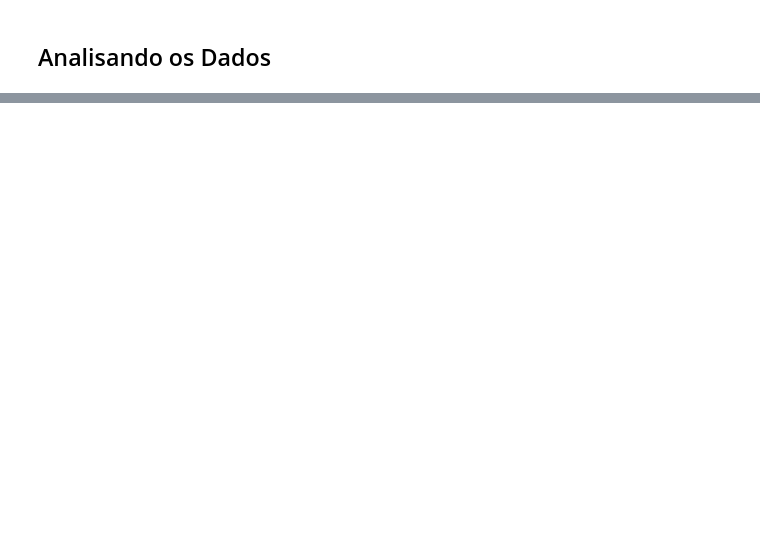
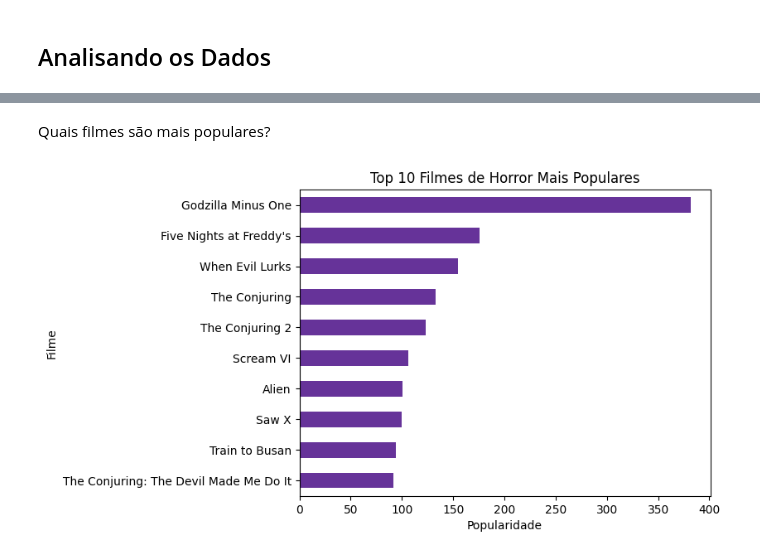
Before and after one commit to LidiMG/Mentoria_Artemisia, a Jupyter notebook: Semana_1/Horror_Movies.ipynb, the cells around one changed output, grey strips where cells are left out. Cells and saved outputs as stored; diff of their text form; code cells hidden in the pictures; blank space fills up the shorter version.

```diff
--- a/Semana_1/Horror_Movies.ipynb
+++ b/Semana_1/Horror_Movies.ipynb
@@ -156,0 +272,14 @@ df.to_csv('Horror_Movies_B.csv', sep=';', index=False)
+# %% [markdown]
+Quais filmes são mais populares?
+# %%
+top_10_filmes_popularidade = df.sort_values(by='Popularidade', ascending=False).head(10)
+
+ax_f = top_10_filmes_popularidade.plot(kind="barh", x='Titulo', y='Popularidade', color="rebeccapurple", legend=False)
+plt.ylabel("Filme")
+plt.xlabel("Popularidade")
+plt.title("Top 10 Filmes de Horror Mais Populares")
+plt.xticks(rotation=0)
+plt.gca().invert_yaxis()
+plt.show()
+# %% [output]
+[figure, added]
```
Also changed, not shown: parts of 30 cells of this notebook, 1 other file.
